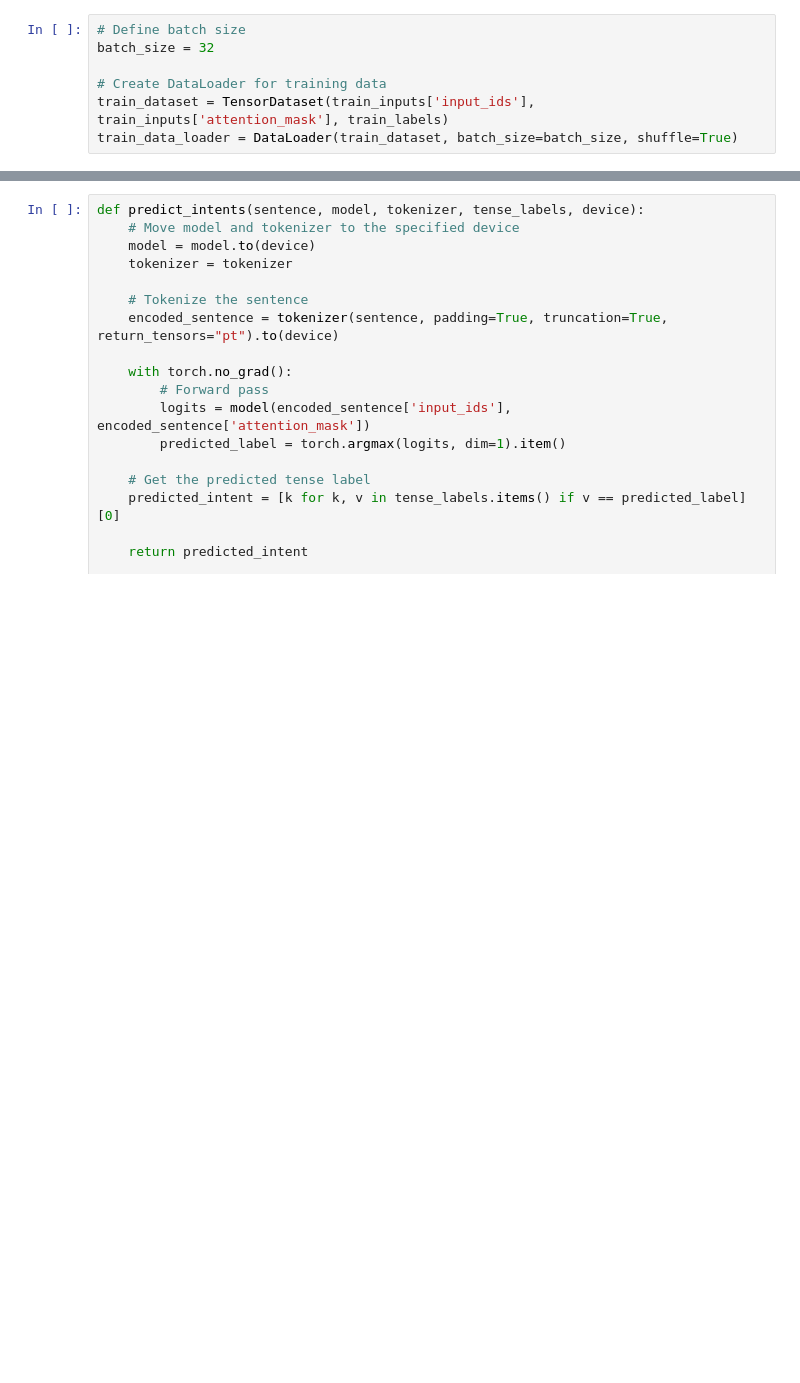
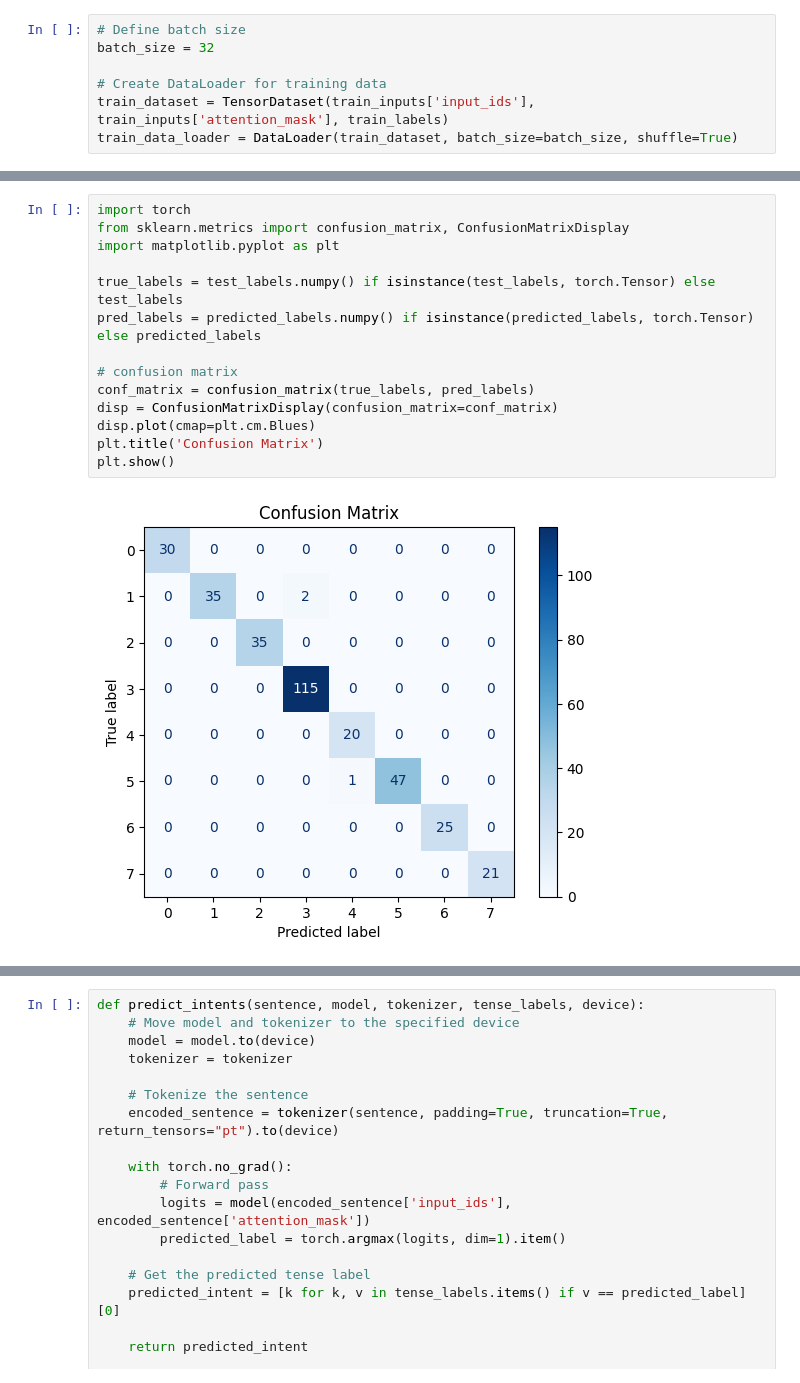
Before and after one commit to ThanhHung2112/Courssistant, a Jupyter notebook: train_intent_classify/common_intents_classification.ipynb, the cells around one changed output, grey strips where cells are left out. Drawn from its saved outputs; the diff is of its cells as text; blank space fills up the shorter version.

```diff
--- a/train_intent_classify/common_intents_classification.ipynb
+++ b/train_intent_classify/common_intents_classification.ipynb
@@ -197,3 +197,19 @@ Accuracy on test set: 98.18%
+# %%
+import torch
+from sklearn.metrics import confusion_matrix, ConfusionMatrixDisplay
+import matplotlib.pyplot as plt
+
+true_labels = test_labels.numpy() if isinstance(test_labels, torch.Tensor) else test_labels
+pred_labels = predicted_labels.numpy() if isinstance(predicted_labels, torch.Tensor) else predicted_labels
+
+# confusion matrix
+conf_matrix = confusion_matrix(true_labels, pred_labels)
+disp = ConfusionMatrixDisplay(confusion_matrix=conf_matrix)
+disp.plot(cmap=plt.cm.Blues)
+plt.title('Confusion Matrix')
+plt.show()
+# %% [output]
+[figure, added]
 # %%
 # Save model state_dict
 torch.save(model.state_dict(), 'models/common_intents/intent_model.pt')
```
Also changed, not shown: parts of 4 cells of this notebook, 15 other files.
